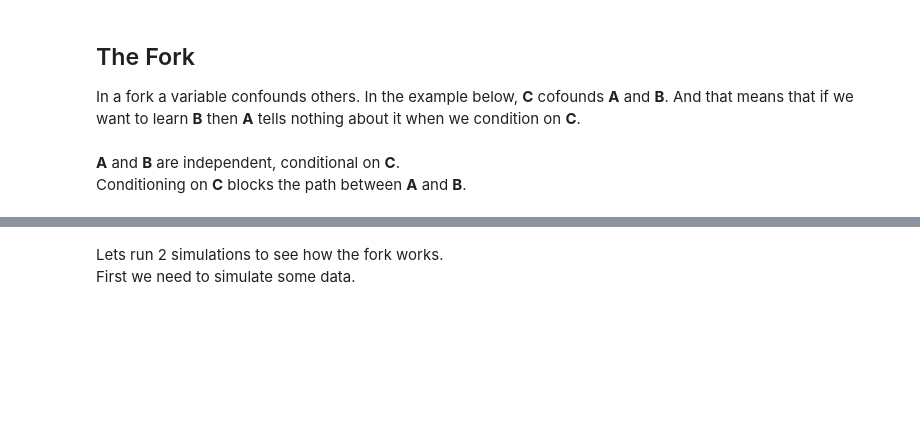
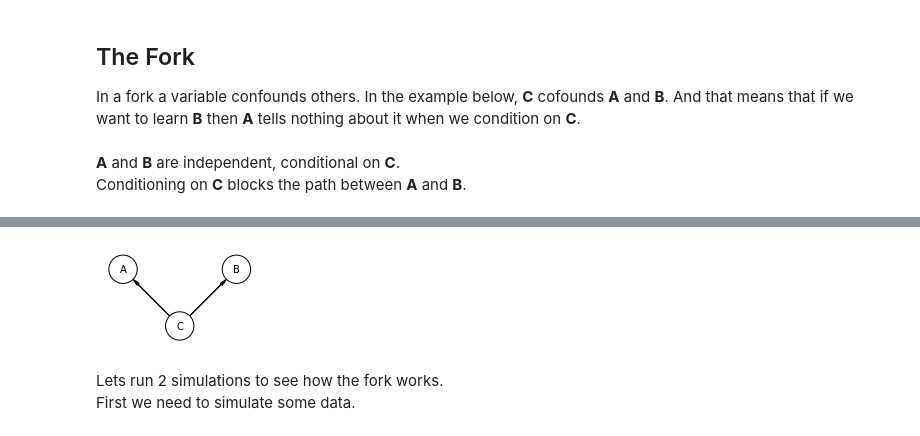
Before and after one commit to elisiojsj/Data-Science, a Jupyter notebook: Causal_DAGs.ipynb, the cells around one changed output, grey strips where cells are left out. Drawn from its saved outputs; the diff is of its cells as text; code cells hidden in the pictures; blank space fills up the shorter version.

Commit message:
exploring DAGs section; DAGs style with daft lib

```diff
--- a/Causal_DAGs.ipynb
+++ b/Causal_DAGs.ipynb
@@ -27,3 +23,19 @@ assoc.draw()
+# %%
+# the fork
+dag_fork = CausalGraphicalModel(
+    nodes=["A", "B", "C"], edges=[("C", "A"), ("C", "B")]
+)
+
+pgm = daft.PGM()
+coordinates = {"A":(0, 1), "C":(1, 0), "B":(2, 1)}
+
+for node in dag_fork.dag.nodes:
+    pgm.add_node(node, node, *coordinates[node])
+for edge in dag_fork.dag.edges:
+    pgm.add_edge(*edge)
+pgm.render();
+# %% [output]
+[figure, added]
 # %% [markdown]
 Lets run 2 simulations to see how the fork works.
 <br>
```
Also changed, not shown: parts of 20 cells of this notebook.
